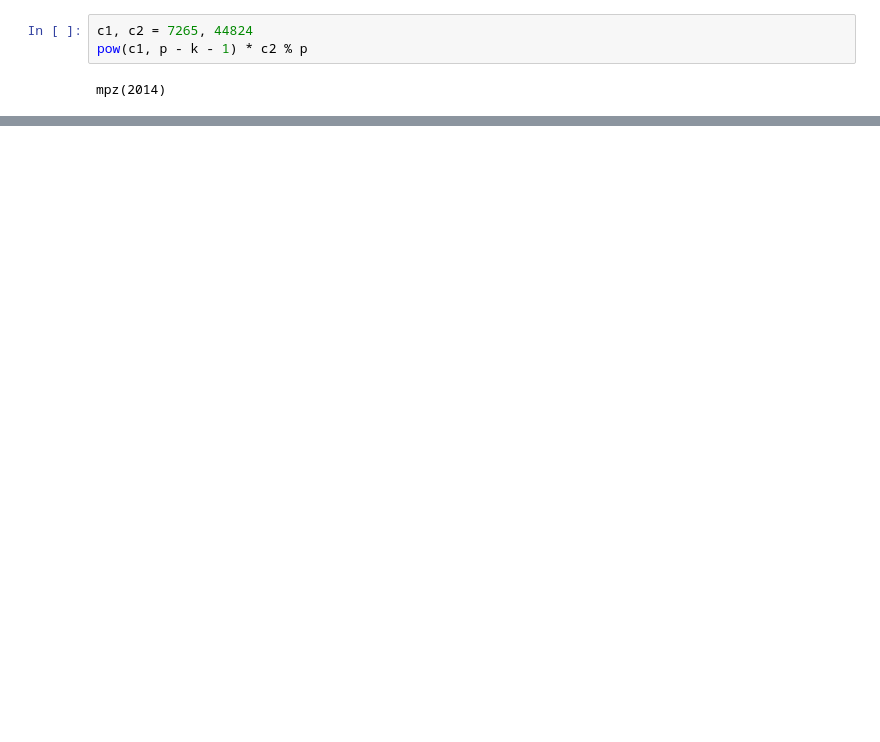
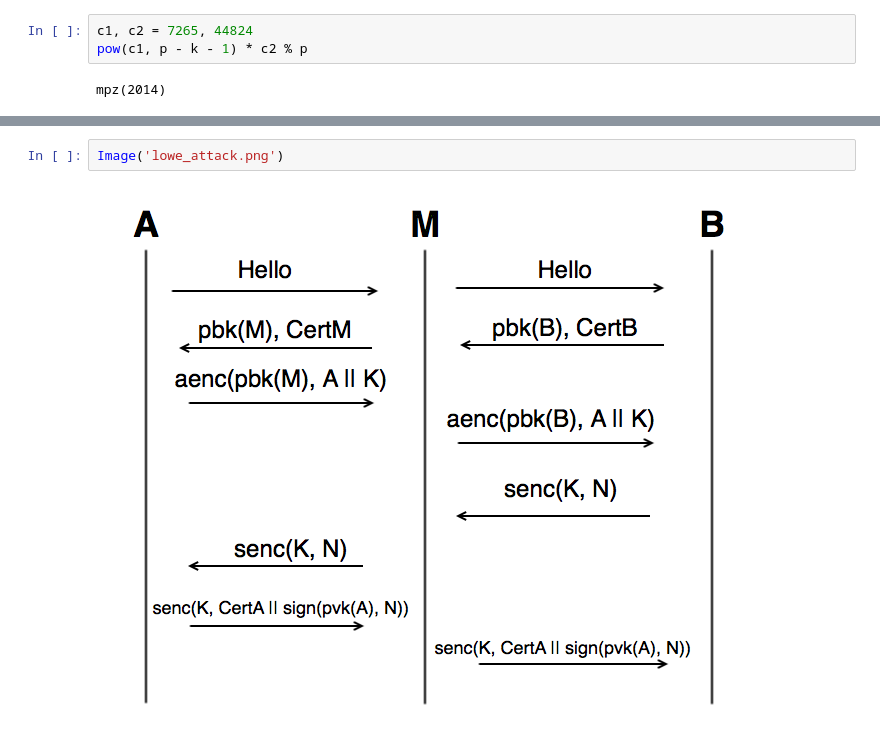
Before and after one commit to mrknmc/ug3, a Jupyter notebook: cs_cw1/Computer Security Assignment 1.ipynb, the cells around one changed output, grey strips where cells are left out. Saved outputs shown, nothing was run; the diff lists cells and outputs as text; blank space fills up the shorter version.

```diff
--- a/cs_cw1/Computer Security Assignment 1.ipynb
+++ b/cs_cw1/Computer Security Assignment 1.ipynb
@@ -45,0 +87,4 @@ mpz(2014)
+# %%
+Image('lowe_attack.png')
+# %% [output]
+[figure, added]
```
Also changed, not shown: parts of 13 cells of this notebook.
